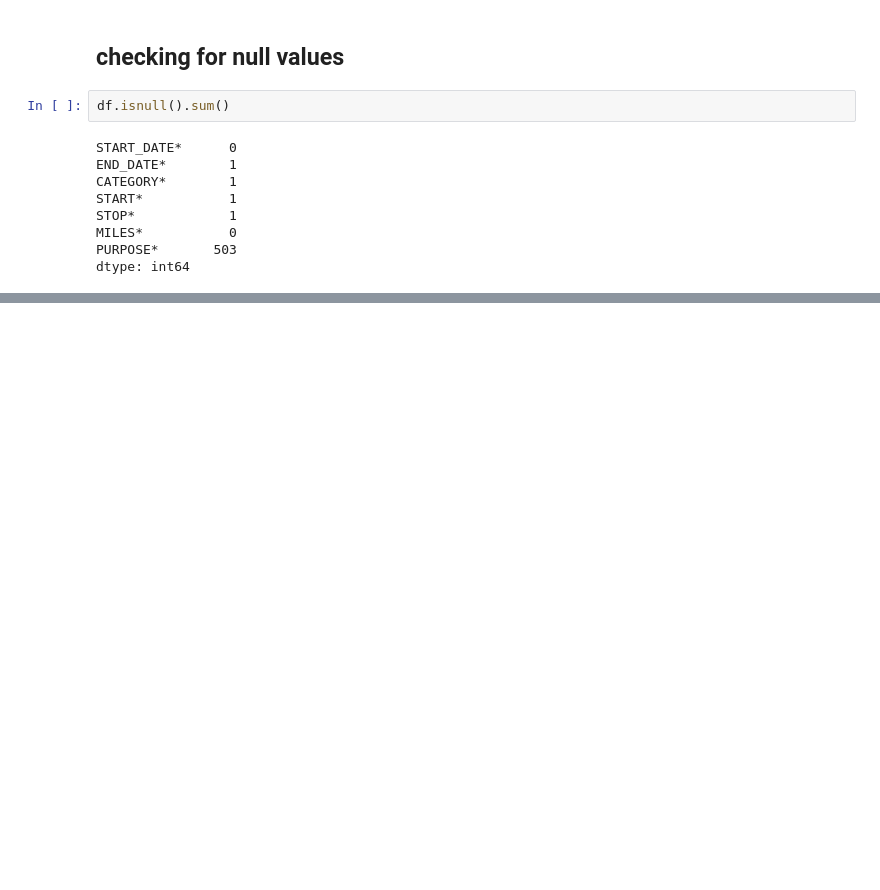
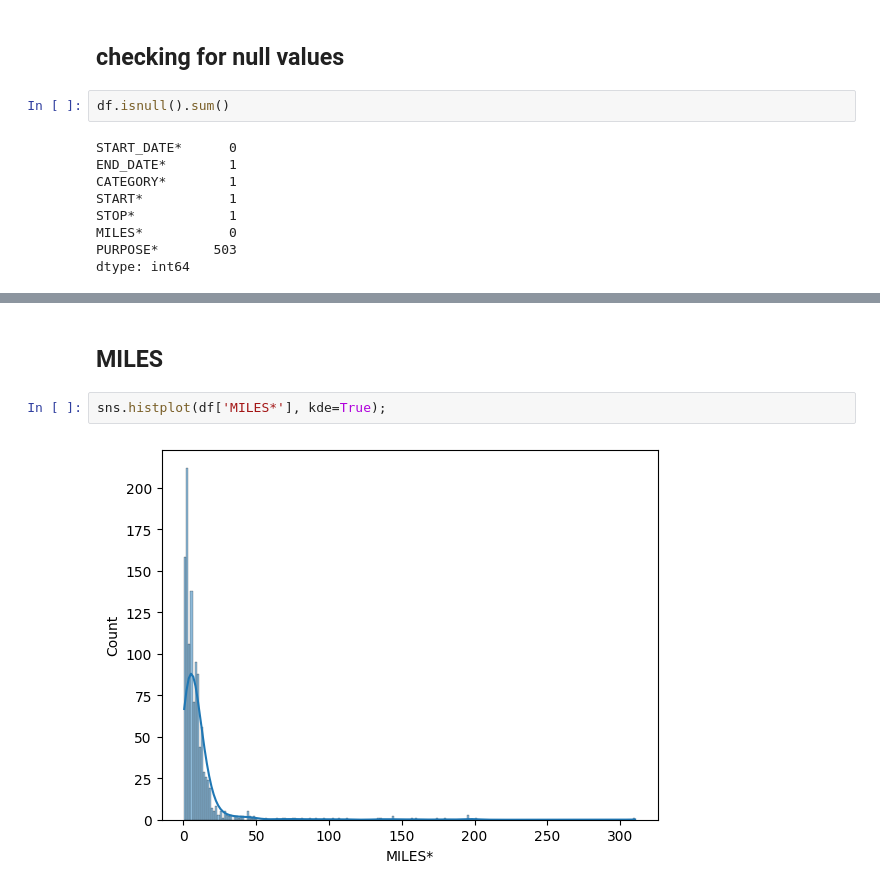
Before and after one commit to TejasPosupo/CodeClause_Internship_tasks, a Jupyter notebook: Uber Data Analytics/Uber Data Anaytics.ipynb, the cells around one changed output, grey strips where cells are left out. Saved outputs shown, nothing was run; the diff lists cells and outputs as text; blank space fills up the shorter version.

```diff
--- a/Uber Data Analytics/Uber Data Anaytics.ipynb
+++ b/Uber Data Analytics/Uber Data Anaytics.ipynb
@@ -56,0 +248,6 @@ dtype: int64
+# %% [markdown]
+## MILES
+# %%
+sns.histplot(df['MILES*'], kde=True);
+# %% [output]
+[figure, added]
```
Also changed, not shown: parts of 32 cells of this notebook.
